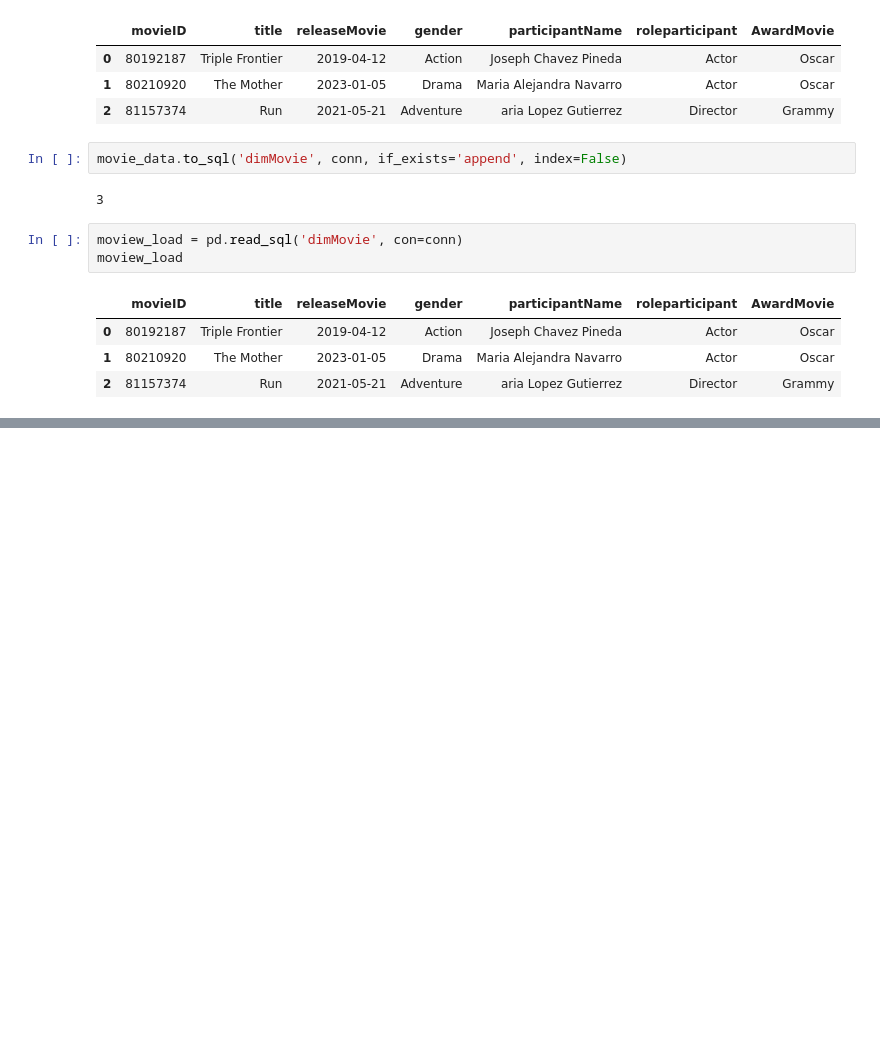
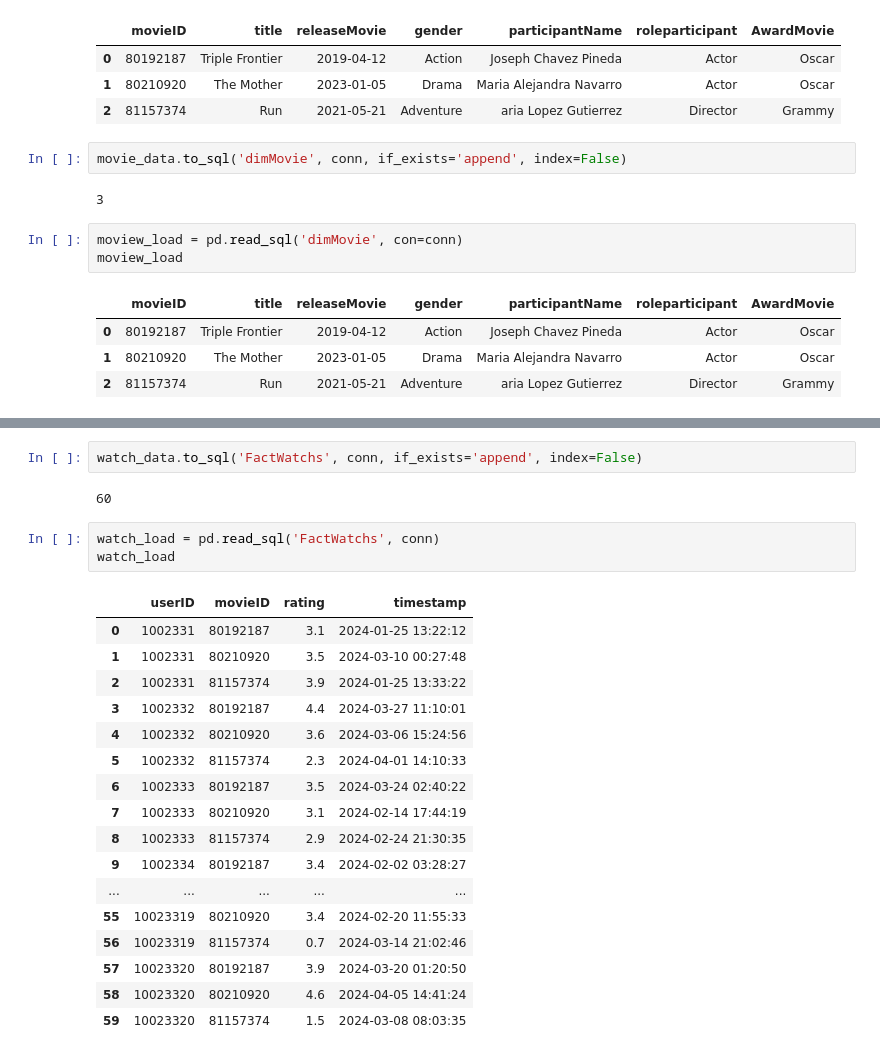
Before and after one commit to cgabrielcp/AnalisisDeDatos, a Jupyter notebook: Sesion4/ETL/ETL.ipynb, the cells around one changed output, grey strips where cells are left out. Saved outputs shown, nothing was run; the diff lists cells and outputs as text; blank space fills up the shorter version.

```diff
--- a/Sesion4/ETL/ETL.ipynb
+++ b/Sesion4/ETL/ETL.ipynb
@@ -98,0 +191,25 @@ moview_load
+# %%
+watch_data.to_sql('FactWatchs', conn, if_exists='append', index=False)
+# %% [output]
+60
+# %%
+watch_load = pd.read_sql('FactWatchs', conn)
+watch_load
+# %% [output]
+|  | userID | movieID | rating | timestamp |
+| 0 | 1002331 | 80192187 | 3.1 | 2024-01-25 13:22:12 |
+| 1 | 1002331 | 80210920 | 3.5 | 2024-03-10 00:27:48 |
+| 2 | 1002331 | 81157374 | 3.9 | 2024-01-25 13:33:22 |
+| 3 | 1002332 | 80192187 | 4.4 | 2024-03-27 11:10:01 |
+| 4 | 1002332 | 80210920 | 3.6 | 2024-03-06 15:24:56 |
+| 5 | 1002332 | 81157374 | 2.3 | 2024-04-01 14:10:33 |
+| 6 | 1002333 | 80192187 | 3.5 | 2024-03-24 02:40:22 |
+| 7 | 1002333 | 80210920 | 3.1 | 2024-02-14 17:44:19 |
+| 8 | 1002333 | 81157374 | 2.9 | 2024-02-24 21:30:35 |
+| 9 | 1002334 | 80192187 | 3.4 | 2024-02-02 03:28:27 |
+| ... | ... | ... | ... | ... |
+| 55 | 10023319 | 80210920 | 3.4 | 2024-02-20 11:55:33 |
+| 56 | 10023319 | 81157374 | 0.7 | 2024-03-14 21:02:46 |
+| 57 | 10023320 | 80192187 | 3.9 | 2024-03-20 01:20:50 |
+| 58 | 10023320 | 80210920 | 4.6 | 2024-04-05 14:41:24 |
+| 59 | 10023320 | 81157374 | 1.5 | 2024-03-08 08:03:35 |
```
Also changed, not shown: parts of 11 cells of this notebook.
